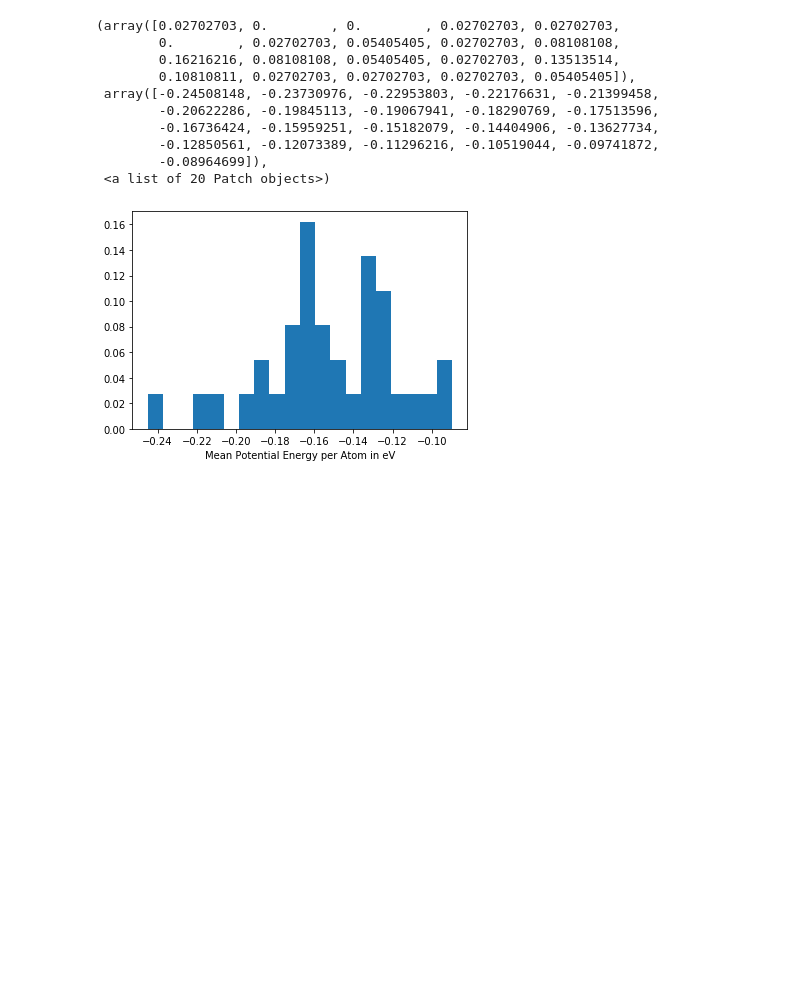
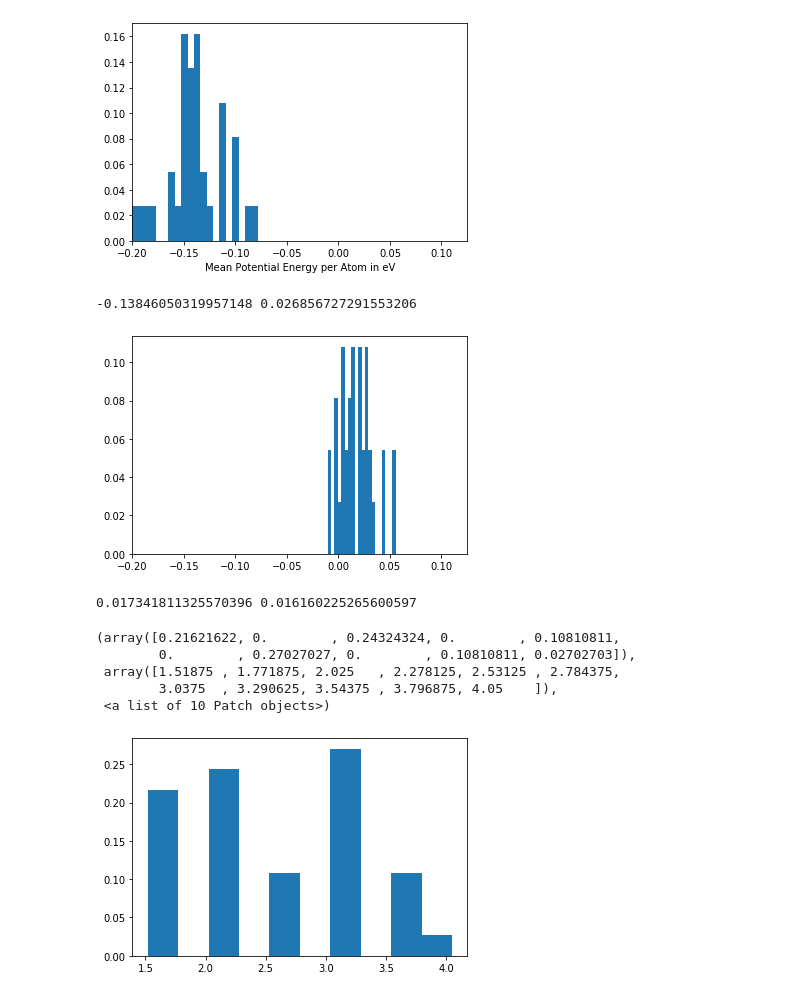
Before and after one commit to PaulTwine/TripleLines.github.io, a Jupyter notebook: DataCollection.ipynb, the cells around one changed output. Drawn from its saved outputs; the diff is of its cells as text; code cells hidden in the pictures; blank space fills up the shorter version.

```diff
--- a/DataCollection.ipynb
+++ b/DataCollection.ipynb
@@ -40,17 +39,25 @@ df
 # %%
-arrValues = df[3].astype('float')-3*df[6].astype('float')-2*3.3594*np.ones(len(df));
+arrPEL = df[3].astype('float')-3*df[6].astype('float')-2*3.3594*np.ones(len(df));
+arrPEU = df[3].astype('float')-df[6].astype('float');
 plt.xlabel('Mean Potential Energy per Atom in eV')
-arrWeights = np.ones(len(arrValues))/len(arrValues)
-plt.hist(arrValues,bins=20, weights = arrWeights)
+arrWeights = np.ones(len(arrPEL))/len(arrPEL)
+plt.xlim(-0.2,0.125)
+plt.hist(arrPEL,bins=20, weights = arrWeights)
+plt.show()
+print(np.mean(arrPEL), np.std(arrPEL))
+plt.hist(arrPEU,bins=20, weights = arrWeights)
+plt.xlim(-0.2,0.125)
+plt.show()
+print(np.mean(arrPEU), np.std(arrPEU))
+plt.hist(df[4].astype('float'),weights = arrWeights)
 # %% [output]
+[figure, new version]
-(array([0.02702703, 0.        , 0.        , 0.02702703, 0.02702703,
-        0.        , 0.02702703, 0.05405405, 0.02702703, 0.08108108,
-        0.16216216, 0.08108108, 0.05405405, 0.02702703, 0.13513514,
-        0.10810811, 0.02702703, 0.02702703, 0.02702703, 0.05405405]),
- array([-0.24508148, -0.23730976, -0.22953803, -0.22176631, -0.21399458,
-        -0.20622286, -0.19845113, -0.19067941, -0.18290769, -0.17513596,
-        -0.16736424, -0.15959251, -0.15182079, -0.14404906, -0.13627734,
-        -0.12850561, -0.12073389, -0.11296216, -0.10519044, -0.09741872,
-        -0.08964699]),
- <a list of 20 Patch objects>)
+-0.13846050319957148 0.026856727291553206
-[figure, old version]
+[figure, added]
+0.017341811325570396 0.016160225265600597
+(array([0.21621622, 0.        , 0.24324324, 0.        , 0.10810811,
+        0.        , 0.27027027, 0.        , 0.10810811, 0.02702703]),
+ array([1.51875 , 1.771875, 2.025   , 2.278125, 2.53125 , 2.784375,
+        3.0375  , 3.290625, 3.54375 , 3.796875, 4.05    ]),
+ <a list of 10 Patch objects>)
+[figure, added]
```
Also changed, not shown: parts of 5 cells of this notebook, 6 other files.
